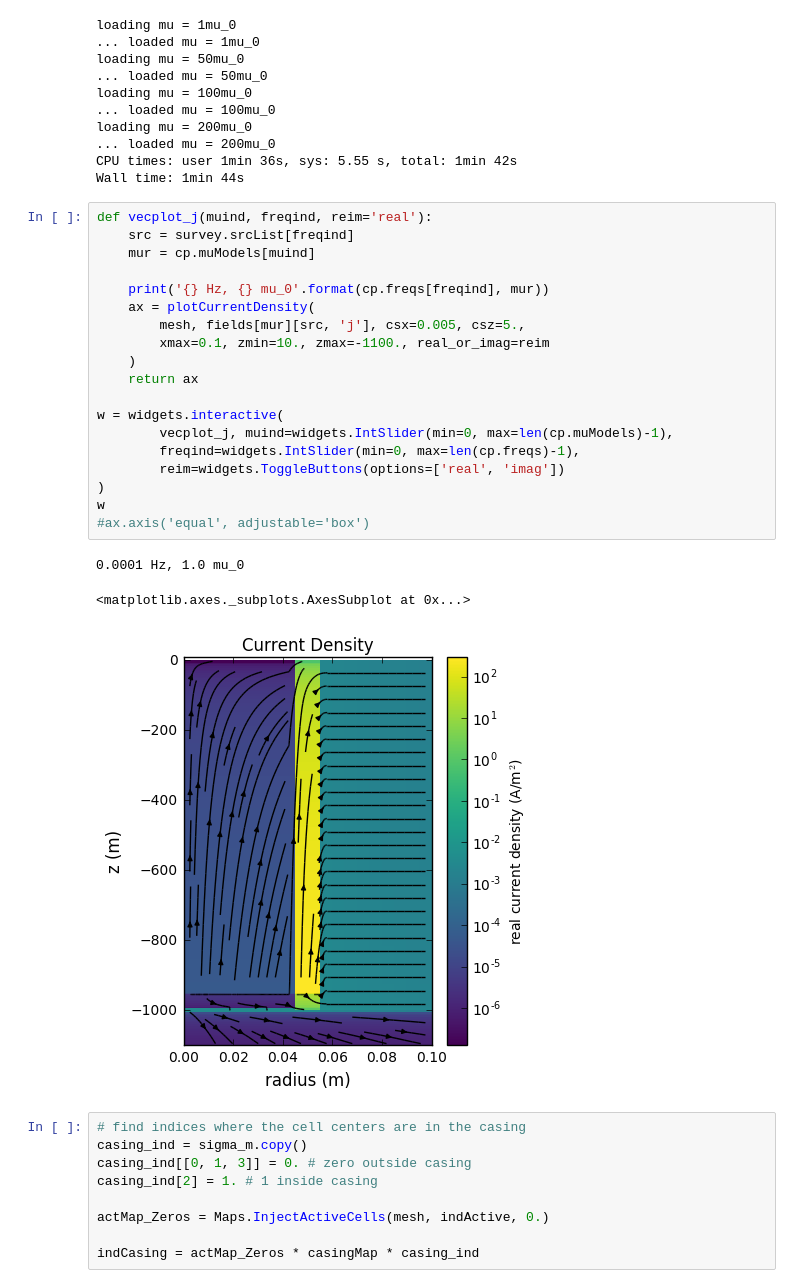
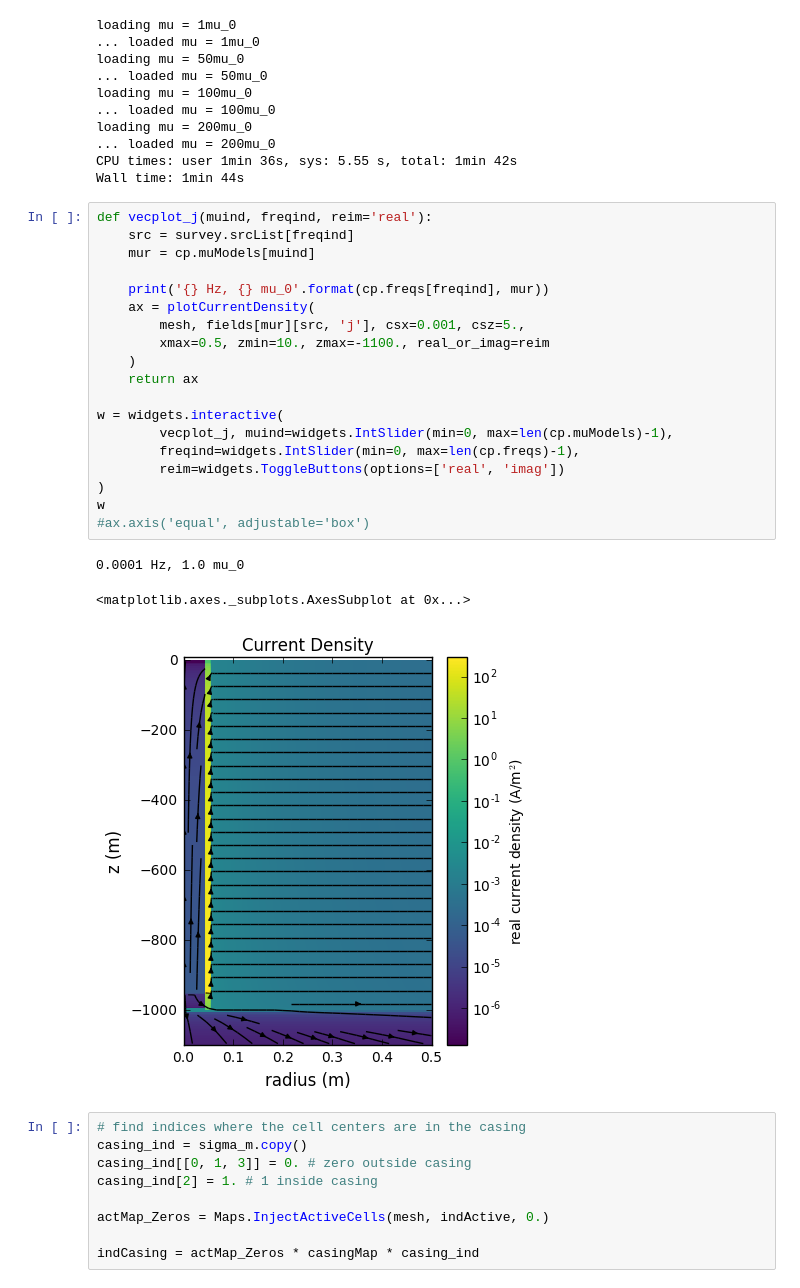
Before and after one commit to simpeg-research/casingSimulations, a Jupyter notebook: MagneticPermeabilityImpacts1kmCasing.ipynb, the cells around one changed output. Saved outputs shown, nothing was run; the diff lists cells and outputs as text.

```diff
--- a/MagneticPermeabilityImpacts1kmCasing.ipynb
+++ b/MagneticPermeabilityImpacts1kmCasing.ipynb
@@ -171,26 +171,26 @@ Wall time: 1min 44s
 # %%
 def vecplot_j(muind, freqind, reim='real'):
     src = survey.srcList[freqind]
     mur = cp.muModels[muind]
 
     print('{} Hz, {} mu_0'.format(cp.freqs[freqind], mur))
     ax = plotCurrentDensity(
-        mesh, fields[mur][src, 'j'], csx=0.005, csz=5.,
-        xmax=0.1, zmin=10., zmax=-1100., real_or_imag=reim
+        mesh, fields[mur][src, 'j'], csx=0.001, csz=5.,
+        xmax=0.5, zmin=10., zmax=-1100., real_or_imag=reim
     )
     return ax
 
 w = widgets.interactive(
         vecplot_j, muind=widgets.IntSlider(min=0, max=len(cp.muModels)-1),
         freqind=widgets.IntSlider(min=0, max=len(cp.freqs)-1),
         reim=widgets.ToggleButtons(options=['real', 'imag'])
 )
 w
 #ax.axis('equal', adjustable='box')
 # %% [output]
 0.0001 Hz, 1.0 mu_0
 <matplotlib.axes._subplots.AxesSubplot at 0x...>
-[figure, old version]
+[figure, new version]
 # %%
 # find indices where the cell centers are in the casing
 casing_ind = sigma_m.copy()
```
Also changed, not shown: parts of 2 cells of this notebook, 5 other files.
